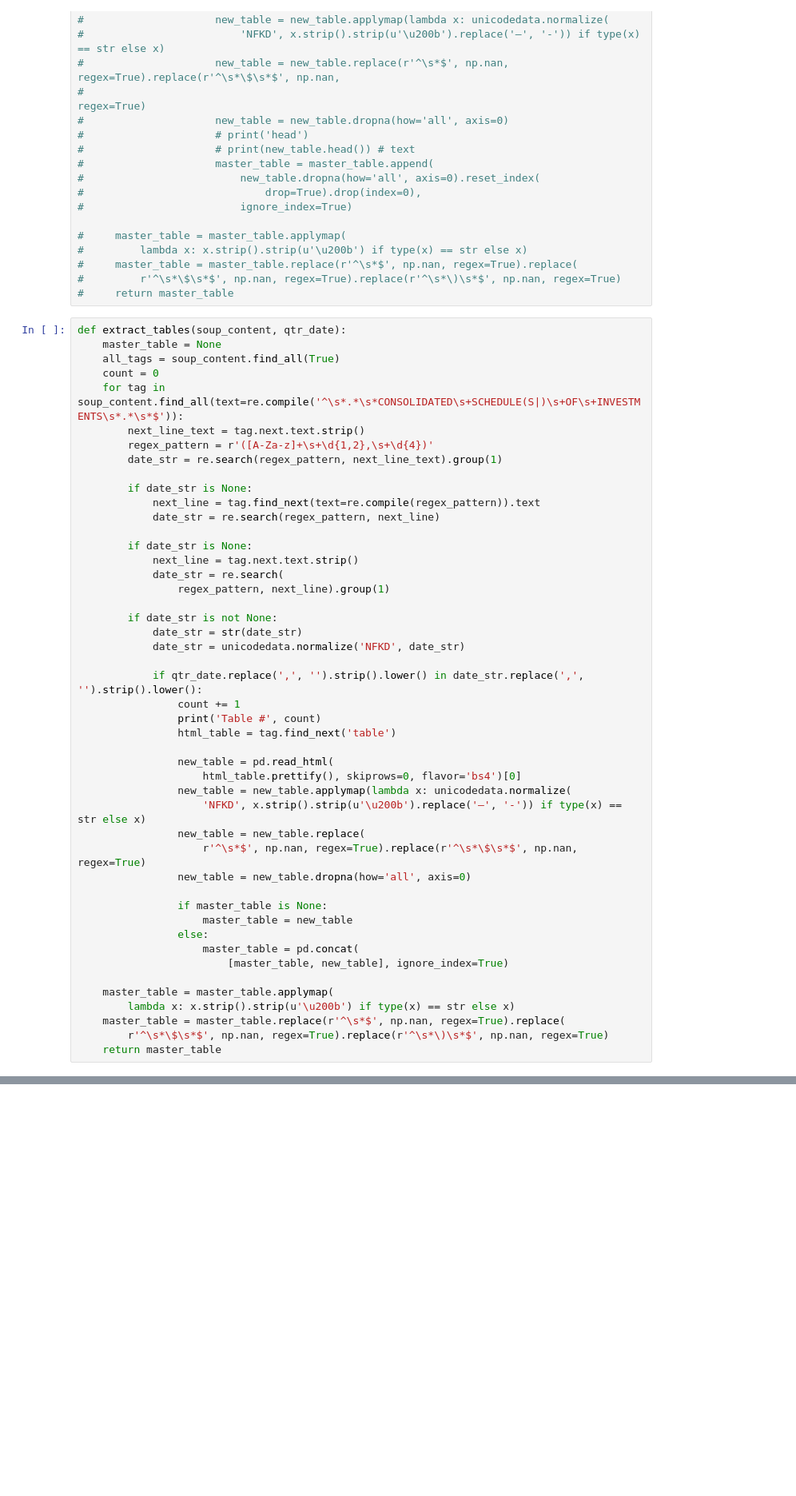
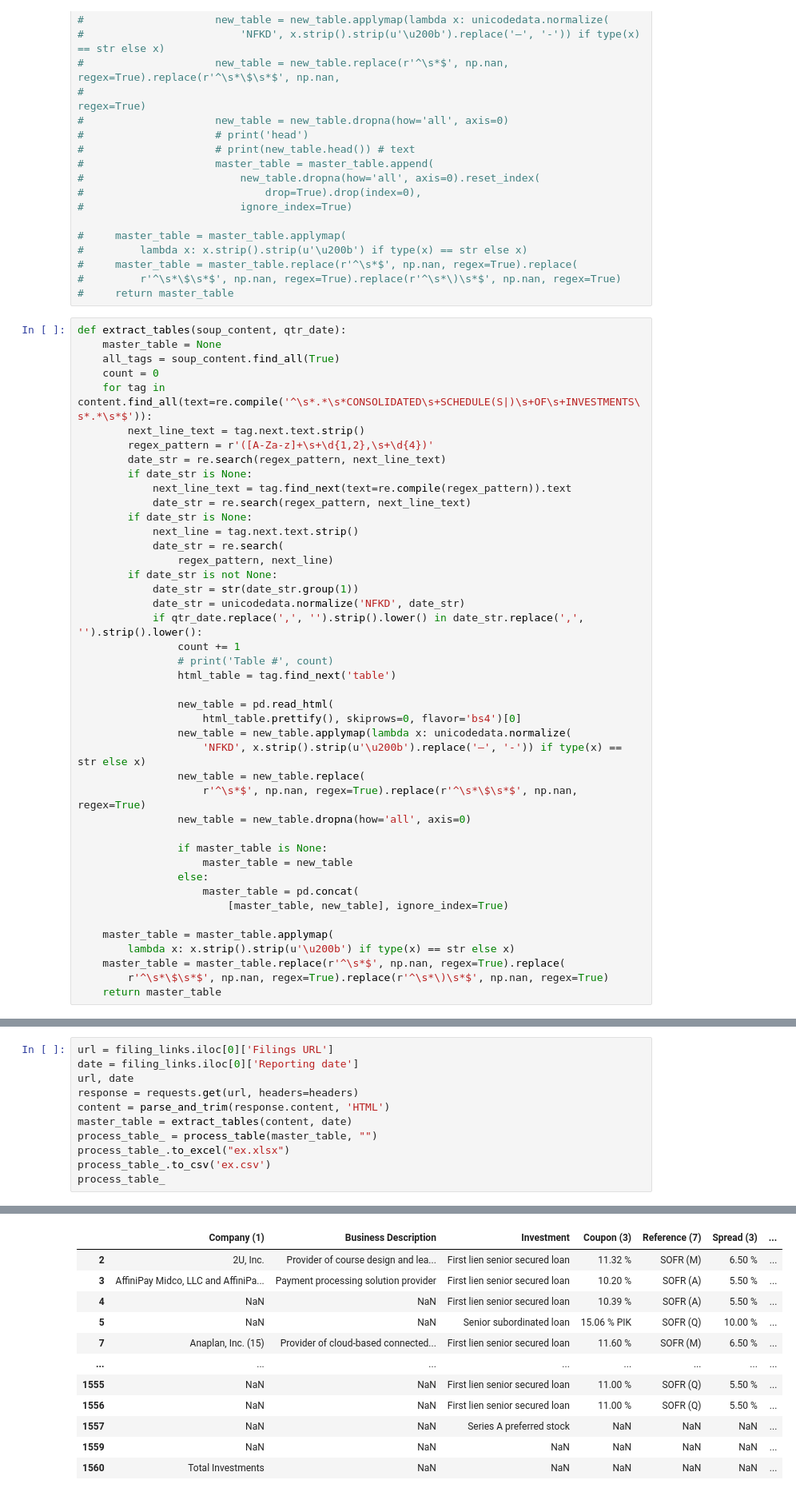
Before and after one commit to fuadh246/BDC_RA, a Jupyter notebook: ARCC/ Code/ARCC.ipynb, the cells around one changed output, grey strips where cells are left out. Shown at 80% size. Cells and saved outputs as stored; diff of their text form; blank space fills up the shorter version.

```diff
--- a/ARCC/ Code/ARCC.ipynb
+++ b/ARCC/ Code/ARCC.ipynb
@@ -132,27 +132,23 @@ def extract_tables(soup_content, qtr_date):
     master_table = None
     all_tags = soup_content.find_all(True)
     count = 0
-    for tag in soup_content.find_all(text=re.compile('^\s*.*\s*CONSOLIDATED\s+SCHEDULE(S|)\s+OF\s+INVESTMENTS\s*.*\s*$')):
+    for tag in content.find_all(text=re.compile('^\s*.*\s*CONSOLIDATED\s+SCHEDULE(S|)\s+OF\s+INVESTMENTS\s*.*\s*$')):
         next_line_text = tag.next.text.strip()
         regex_pattern = r'([A-Za-z]+\s+\d{1,2},\s+\d{4})'
-        date_str = re.search(regex_pattern, next_line_text).group(1)
-
+        date_str = re.search(regex_pattern, next_line_text)
         if date_str is None:
-            next_line = tag.find_next(text=re.compile(regex_pattern)).text
-            date_str = re.search(regex_pattern, next_line)
-
+            next_line_text = tag.find_next(text=re.compile(regex_pattern)).text
+            date_str = re.search(regex_pattern, next_line_text)
         if date_str is None:
             next_line = tag.next.text.strip()
             date_str = re.search(
-                regex_pattern, next_line).group(1)
-
+                regex_pattern, next_line)
         if date_str is not None:
-            date_str = str(date_str)
+            date_str = str(date_str.group(1))
             date_str = unicodedata.normalize('NFKD', date_str)
-
             if qtr_date.replace(',', '').strip().lower() in date_str.replace(',', '').strip().lower():
                 count += 1
-                print('Table #', count)
+                # print('Table #', count)
                 html_table = tag.find_next('table')
 
                 new_table = pd.read_html(
@@ -284,2 +268,14 @@ def process_table(soi_table_df, append_str):
 
     return soi_table_data_df
+# %%
+url = filing_links.iloc[0]['Filings URL']
+date = filing_links.iloc[0]['Reporting date']
+url, date
+response = requests.get(url, headers=headers)
+content = parse_and_trim(response.content, 'HTML')
+master_table = extract_tables(content, date)
+process_table_ = process_table(master_table, "")
+process_table_.to_excel("ex.xlsx")
+process_table_.to_csv('ex.csv')
+process_table_
+# %% [output]
@@ -285,0 +286,12 @@ def process_table(soi_table_df, append_str):
+|  | Company (1) | Business Description | Investment | Coupon (3) | Reference (7) | Spread (3) | ... |
+| 2 | 2U, Inc. | Provider of course design and lea... | First lien senior secured loan | 11.32 % | SOFR (M) | 6.50 % | ... |
+| 3 | AffiniPay Midco, LLC and AffiniPa... | Payment processing solution provider | First lien senior secured loan | 10.20 % | SOFR (A) | 5.50 % | ... |
+| 4 | NaN | NaN | First lien senior secured loan | 10.39 % | SOFR (A) | 5.50 % | ... |
+| 5 | NaN | NaN | Senior subordinated loan | 15.06 % PIK | SOFR (Q) | 10.00 % | ... |
+| 7 | Anaplan, Inc. (15) | Provider of cloud-based connected... | First lien senior secured loan | 11.60 % | SOFR (M) | 6.50 % | ... |
+| ... | ... | ... | ... | ... | ... | ... | ... |
+| 1555 | NaN | NaN | First lien senior secured loan | 11.00 % | SOFR (Q) | 5.50 % | ... |
+| 1556 | NaN | NaN | First lien senior secured loan | 11.00 % | SOFR (Q) | 5.50 % | ... |
+| 1557 | NaN | NaN | Series A preferred stock | NaN | NaN | NaN | ... |
+| 1559 | NaN | NaN | NaN | NaN | NaN | NaN | ... |
+| 1560 | Total Investments | NaN | NaN | NaN | NaN | NaN | ... |
```
Also changed, not shown: parts of 5 cells of this notebook, 29 other files.
